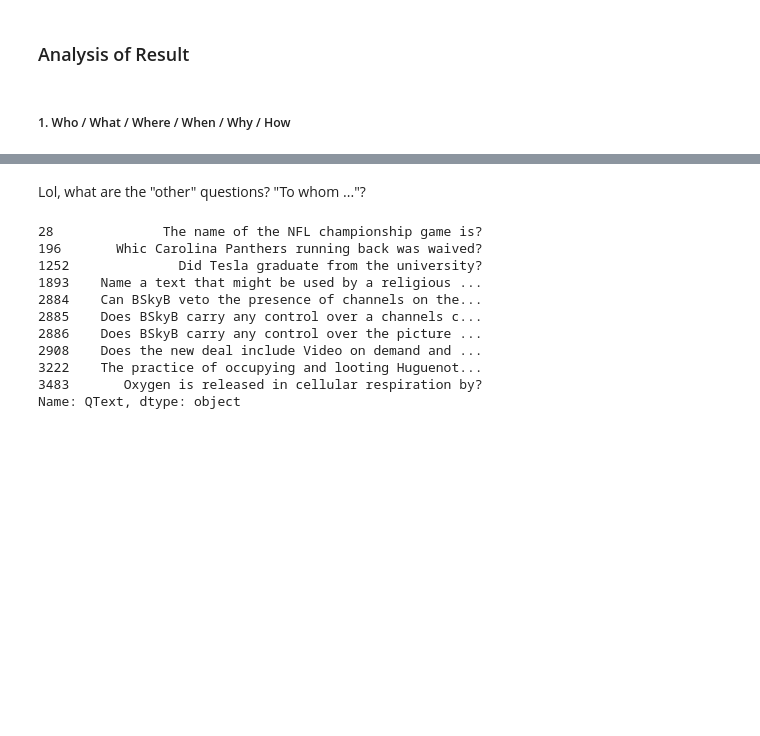
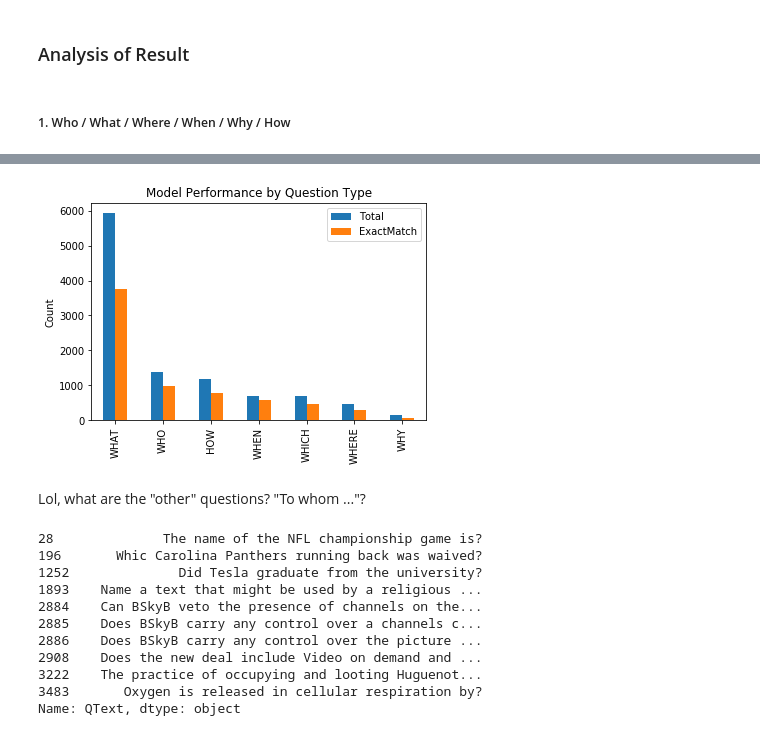
Before and after one commit to mitrydoug/cs224n-SQuAD, a Jupyter notebook: notebooks/Error-Analysis.ipynb, the cells around one changed output, grey strips where cells are left out. Cells and saved outputs as stored; diff of their text form; code cells hidden in the pictures; blank space fills up the shorter version.

Commit message:
tools for analyzing model output

```diff
--- a/notebooks/Error-Analysis.ipynb
+++ b/notebooks/Error-Analysis.ipynb
@@ -135,6 +135,12 @@ table_1
 | WHY | 150 | 0.014191 | 65 | 0.433333 | 0.696251 |
 | OPTION | 51 | 0.004825 | 17 | 0.333333 | 0.634620 |
 | OTHER | 39 | 0.003690 | 17 | 0.435897 | 0.616582 |
+# %%
+table_1[['Total', 'ExactMatch']].drop(['OPTION', 'OTHER']).plot.bar()
+plt.title('Model Performance by Question Type')
+plt.ylabel('Count');
+# %% [output]
+[figure, added]
 # %% [markdown]
 Lol, what are the "other" questions? "To whom ..."?
 # %%
```
Also changed, not shown: parts of 3 cells of this notebook, 1 other file.
